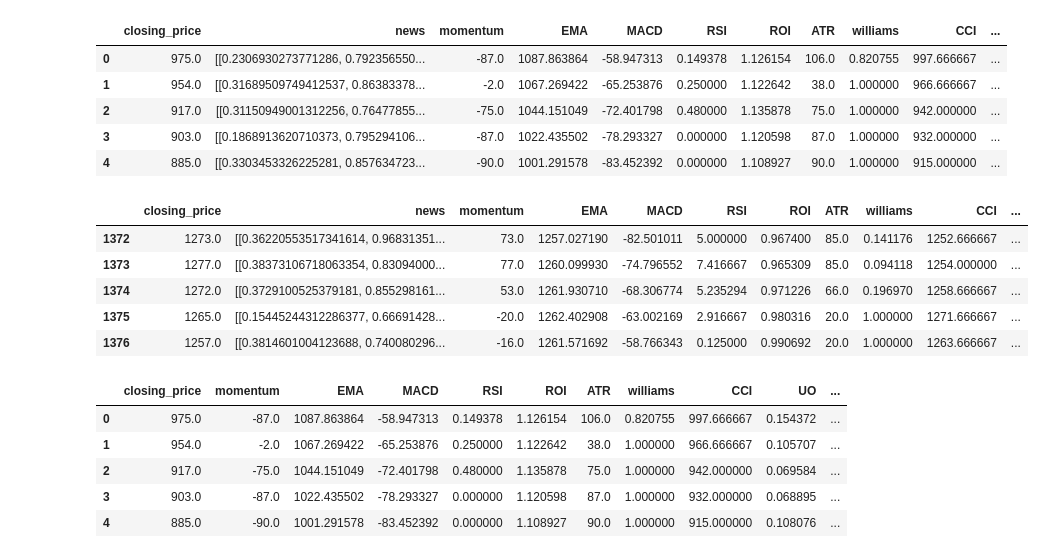
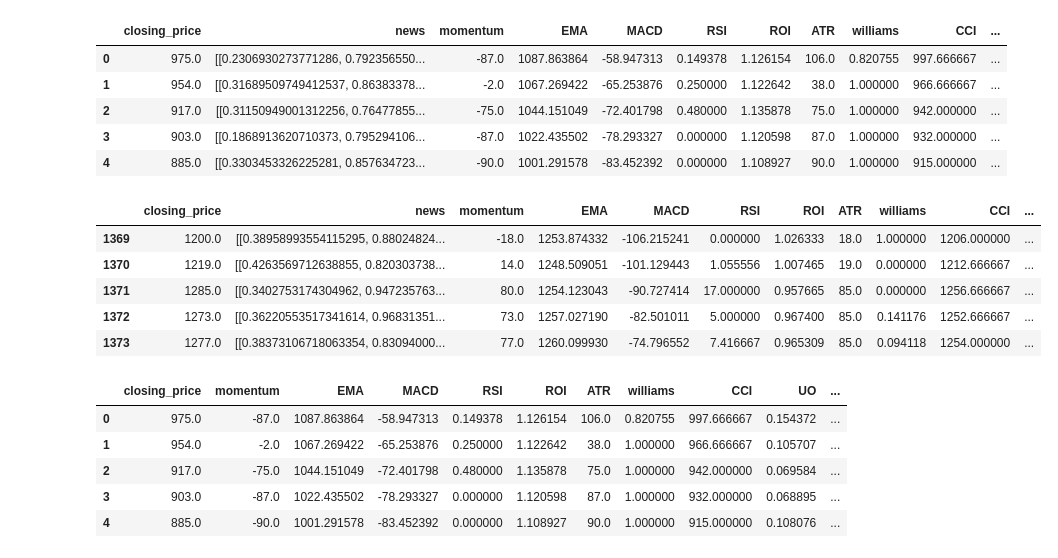
Before and after one commit to Sampanna-Sharma/Nepal-Stock-Market-Visualization, a Jupyter notebook: SVMClassifier.ipynb, the cells around one changed output. Drawn from its saved outputs; the diff is of its cells as text; code cells hidden in the pictures.

```diff
--- a/SVMClassifier.ipynb
+++ b/SVMClassifier.ipynb
@@ -27,17 +27,17 @@ nepse_data.head(5)
 # %%
 nepse_data = nepse_data.replace([np.inf, -np.inf], np.nan).dropna()
 # %%
-nepse_data['Label'] = nepse_data['closing_price'].rolling(window=2).apply(lambda x:  1 if x[1]>x[0] else 0 ).shift(-1)
+nepse_data['Label'] = nepse_data['closing_price'].rolling(window=2).apply(lambda x:  1 if x[1]>x[0] else 0 ).shift(-2)
 nepse_data['target'] = nepse_data['closing_price'].shift(-1)
-nepse_data = nepse_data[:-1]
+nepse_data = nepse_data[:-2]
 nepse_data.tail()
 # %% [output]
 |  | closing_price | news | momentum | EMA | MACD | RSI | ROI | ATR | williams | CCI | ... |
+| 1369 | 1200.0 | [[0.38958993554115295, 0.88024824... | -18.0 | 1253.874332 | -106.215241 | 0.000000 | 1.026333 | 18.0 | 1.000000 | 1206.000000 | ... |
+| 1370 | 1219.0 | [[0.4263569712638855, 0.820303738... | 14.0 | 1248.509051 | -101.129443 | 1.055556 | 1.007465 | 19.0 | 0.000000 | 1212.666667 | ... |
+| 1371 | 1285.0 | [[0.3402753174304962, 0.947235763... | 80.0 | 1254.123043 | -90.727414 | 17.000000 | 0.957665 | 85.0 | 0.000000 | 1256.666667 | ... |
 | 1372 | 1273.0 | [[0.36220553517341614, 0.96831351... | 73.0 | 1257.027190 | -82.501011 | 5.000000 | 0.967400 | 85.0 | 0.141176 | 1252.666667 | ... |
 | 1373 | 1277.0 | [[0.38373106718063354, 0.83094000... | 77.0 | 1260.099930 | -74.796552 | 7.416667 | 0.965309 | 85.0 | 0.094118 | 1254.000000 | ... |
-| 1374 | 1272.0 | [[0.3729100525379181, 0.855298161... | 53.0 | 1261.930710 | -68.306774 | 5.235294 | 0.971226 | 66.0 | 0.196970 | 1258.666667 | ... |
-| 1375 | 1265.0 | [[0.15445244312286377, 0.66691428... | -20.0 | 1262.402908 | -63.002169 | 2.916667 | 0.980316 | 20.0 | 1.000000 | 1271.666667 | ... |
-| 1376 | 1257.0 | [[0.3814601004123688, 0.740080296... | -16.0 | 1261.571692 | -58.766343 | 0.125000 | 0.990692 | 20.0 | 1.000000 | 1263.666667 | ... |
 # %%
 #Using only tech indicators and closing price
 dataset = nepse_data.drop("news", axis=1)
```
Also changed, not shown: parts of 4 cells of this notebook, 8 other files.
